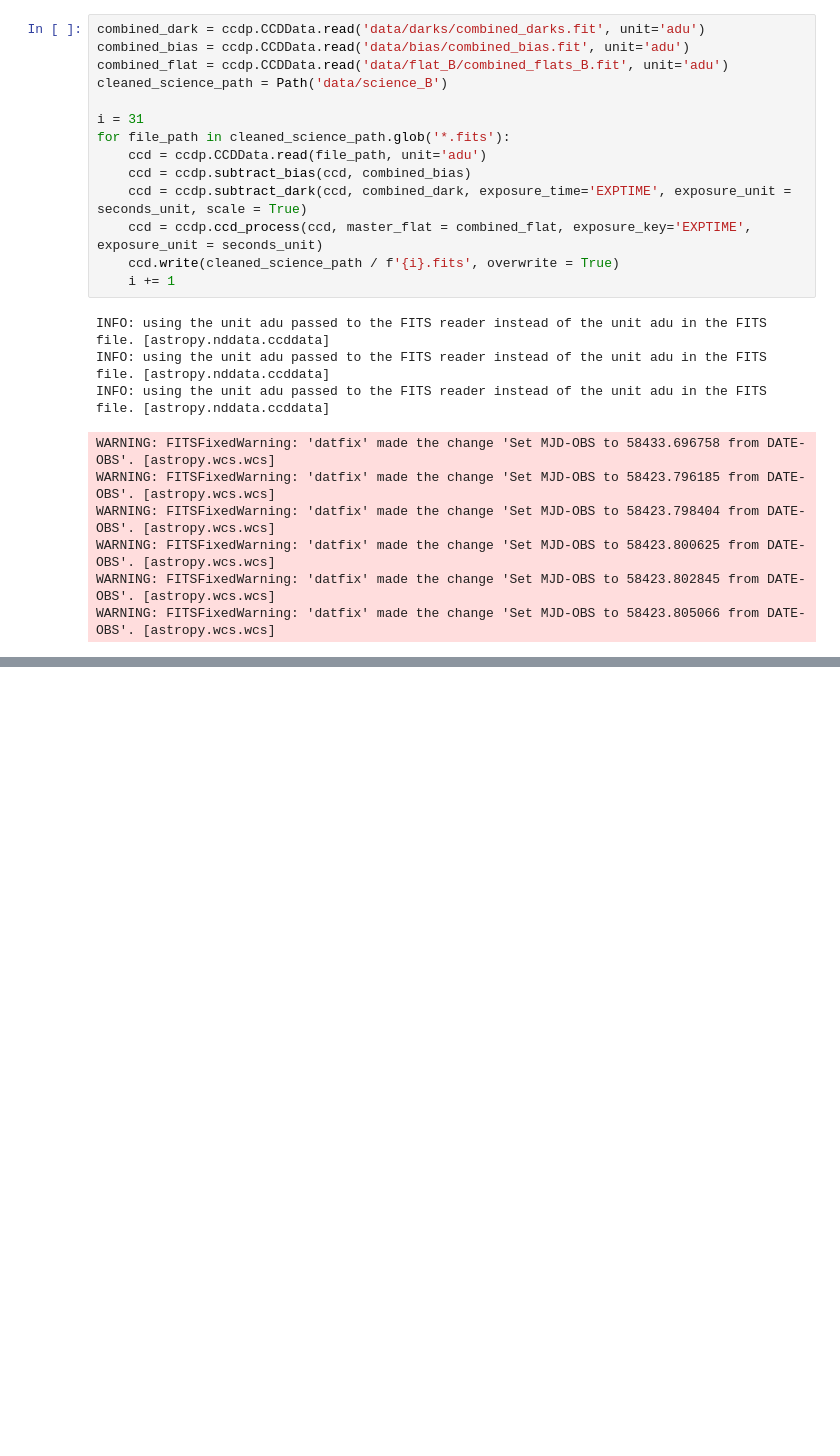
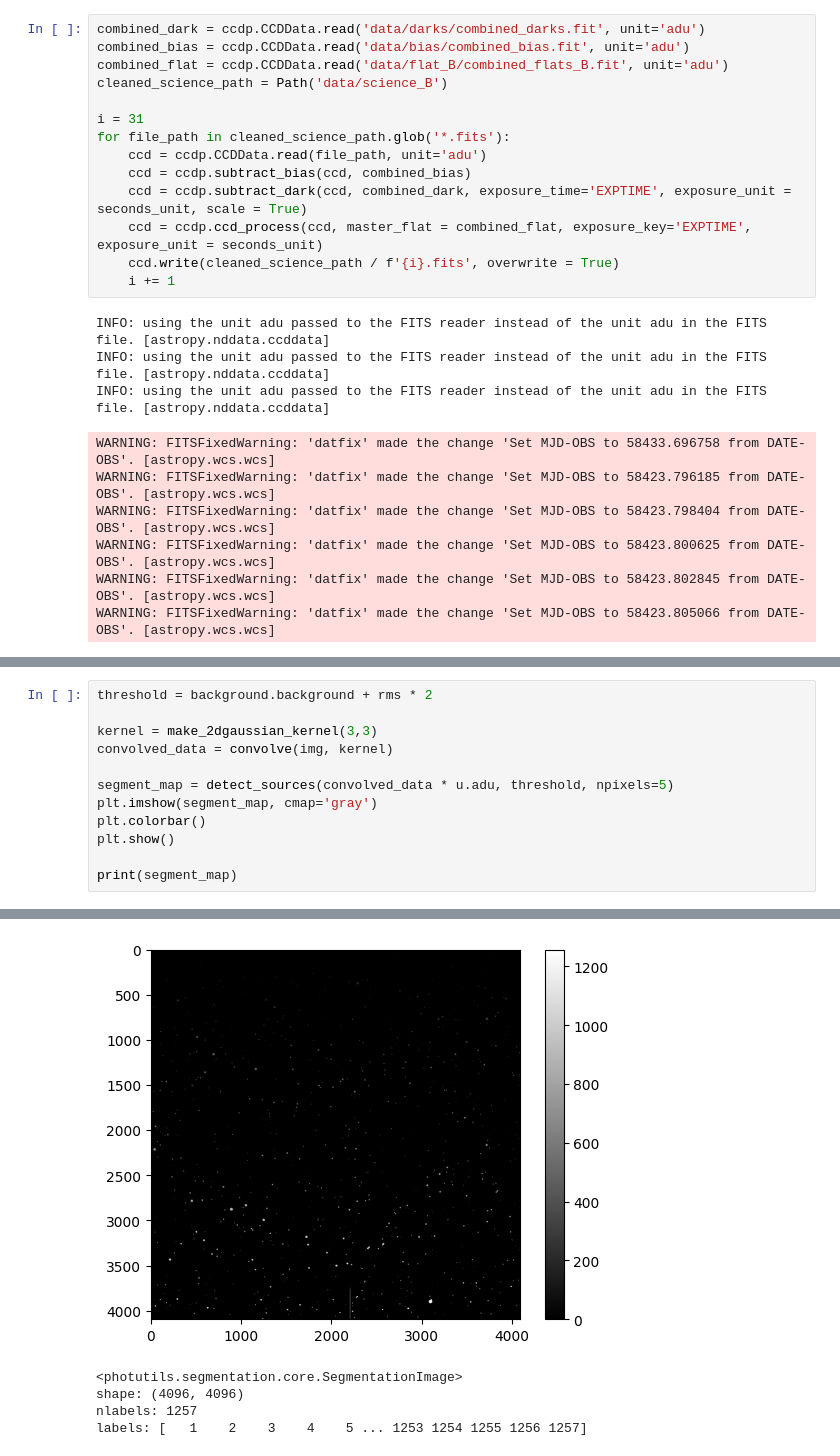
Before and after one commit to JackDavidMaher/THE-BOYZ-ARE-BACK, a Jupyter notebook: Astro_Labbook_2025.ipynb, the cells around one changed output, grey strips where cells are left out. Cells and saved outputs as stored; diff of their text form; blank space fills up the shorter version.

```diff
--- a/Astro_Labbook_2025.ipynb
+++ b/Astro_Labbook_2025.ipynb
@@ -233,0 +285,13 @@ WARNING: FITSFixedWarning: 'datfix' made the change 'Set MJD-OBS to 58423.805066
+# %%
+threshold = background.background + rms * 2
+
+kernel = make_2dgaussian_kernel(3,3)
+convolved_data = convolve(img, kernel)
+
+segment_map = detect_sources(convolved_data * u.adu, threshold, npixels=5)
+plt.imshow(segment_map, cmap='gray')
+plt.colorbar()
+plt.show()
+
+print(segment_map)
+# %% [output]
@@ -233,0 +299,5 @@ WARNING: FITSFixedWarning: 'datfix' made the change 'Set MJD-OBS to 58423.805066
+[figure, added]
+<photutils.segmentation.core.SegmentationImage>
+shape: (4096, 4096)
+nlabels: 1257
+labels: [   1    2    3    4    5 ... 1253 1254 1255 1256 1257]
```
Also changed, not shown: parts of 13 cells of this notebook, 4 other files.
